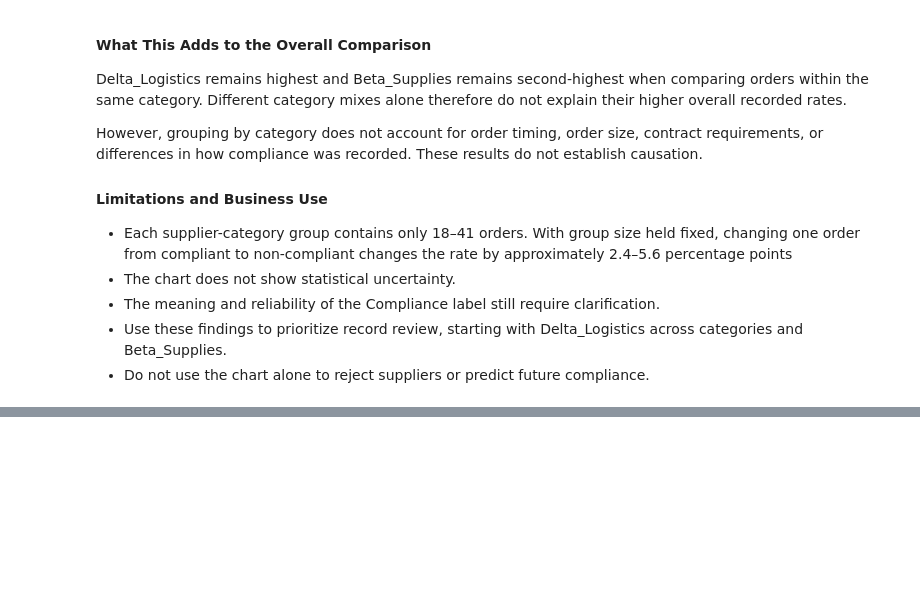
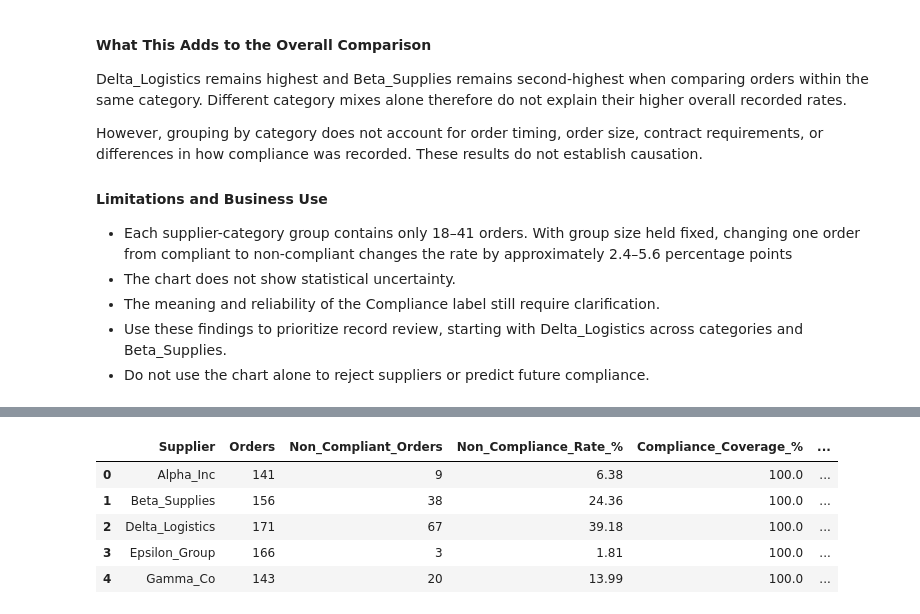
Before and after one commit to ahmasaidMDT/procuresight-ai, a Jupyter notebook: notebooks/03_supplier_analytics.ipynb, the cells around one changed output, grey strips where cells are left out. Saved outputs shown, nothing was run; the diff lists cells and outputs as text; code cells hidden in the pictures; blank space fills up the shorter version.

```diff
--- a/notebooks/03_supplier_analytics.ipynb
+++ b/notebooks/03_supplier_analytics.ipynb
@@ -430,0 +718,48 @@ was recorded. These results do not establish causation.
+# %%
+# Supplier is the matching key between the two summary tables.
+supplier_dashboard = supplier_summary.merge(
+    defect_coverage.drop(columns="Total_Orders"),
+    on="Supplier",
+    how="left",
+    validate="one_to_one",
+)
+
+# Add compliance-label coverage for completeness.
+supplier_dashboard["Compliance_Coverage_%"] = (
+    100 * supplier_dashboard["Known_Compliance"]
+    / supplier_dashboard["Orders"]
+)
+
+# Explicit names distinguish defect coverage from compliance coverage.
+supplier_dashboard = supplier_dashboard.rename(columns={
+    "Order_Coverage_%": "Defect_Order_Coverage_%",
+    "Quantity_Coverage_%": "Defect_Quantity_Coverage_%",
+})
+
+# Alphabetical display avoids implying an overall supplier ranking.
+supplier_dashboard = (
+    supplier_dashboard
+    .sort_values("Supplier")
+    .reset_index(drop=True)
+)
+
+# Show a compact view; retain all supporting counts in the full table.
+display_columns = [
+    "Supplier",
+    "Orders",
+    "Non_Compliant_Orders",
+    "Non_Compliance_Rate_%",
+    "Compliance_Coverage_%",
+    "Recorded_Defect_Ratio_%",
+    "Defect_Order_Coverage_%",
+    "Defect_Quantity_Coverage_%",
+]
+
+display(supplier_dashboard[display_columns].round(2))
+# %% [output]
+|  | Supplier | Orders | Non_Compliant_Orders | Non_Compliance_Rate_% | Compliance_Coverage_% | ... |
+| 0 | Alpha_Inc | 141 | 9 | 6.38 | 100.0 | ... |
+| 1 | Beta_Supplies | 156 | 38 | 24.36 | 100.0 | ... |
+| 2 | Delta_Logistics | 171 | 67 | 39.18 | 100.0 | ... |
+| 3 | Epsilon_Group | 166 | 3 | 1.81 | 100.0 | ... |
+| 4 | Gamma_Co | 143 | 20 | 13.99 | 100.0 | ... |
```
Also changed, not shown: parts of 10 cells of this notebook.
